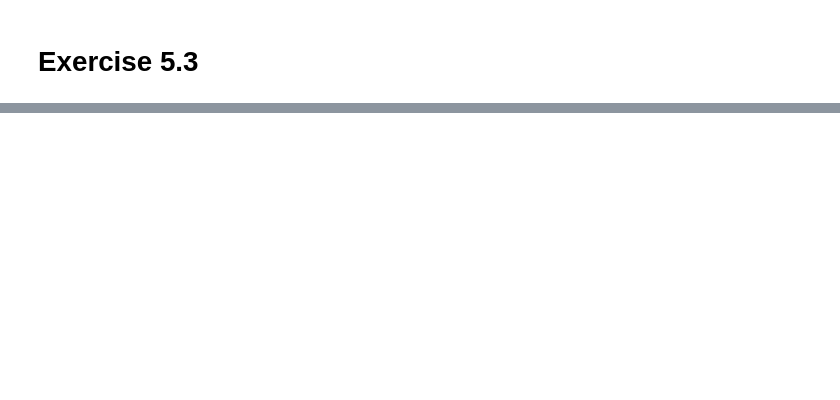
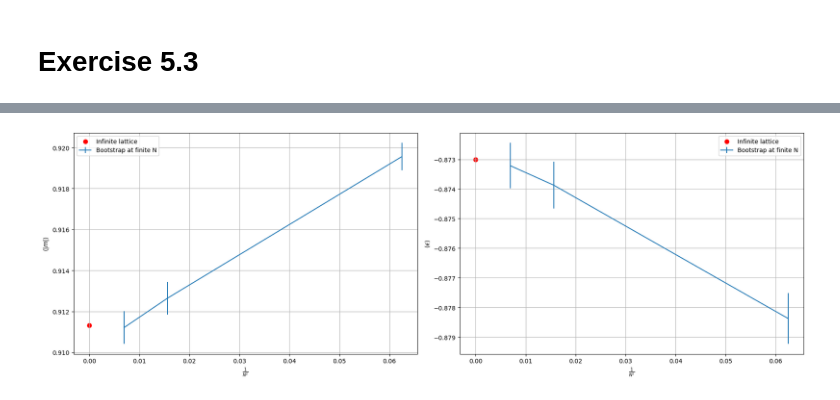
Before and after one commit to mandus24/ComputationalPhysics, a Jupyter notebook: sheet5/sheet5.ipynb, the cells around one changed output, grey strips where cells are left out. Cells and saved outputs as stored; diff of their text form; code cells hidden in the pictures; blank space fills up the shorter version.

```diff
--- a/sheet5/sheet5.ipynb
+++ b/sheet5/sheet5.ipynb
@@ -281,0 +269,36 @@ $m$.
+# %%
+ym = []
+ym_err = []
+yϵ = []
+yϵ_err= []
+for N in Ns:
+    ym.append(np.mean(bootstrap[N][0]))
+    ym_err.append(np.std(bootstrap[N][0]))
+    yϵ.append(np.mean(bootstrap[N][1]))
+    yϵ_err.append(np.std(bootstrap[N][1]))
+
+x = 1/np.array(Ns)**2
+m_inf = 0.9113194
+ϵ_inf = -0.873
+plt.figure(figsize=(18, 6))
+
+plt.subplot(1, 2, 1)
+plt.errorbar(x,ym,ym_err,label="Bootstrap at finite N")
+plt.scatter([0],[m_inf],color="red",label="Infinite lattice",s=50)
+plt.xlabel(r"$\frac{1}{N^2}$")
+plt.ylabel(r"$\langle |m| \rangle $")
+plt.grid()
+plt.legend(loc=2)
+
+plt.subplot(1, 2, 2)
+plt.errorbar(x,yϵ,yϵ_err,label="Bootstrap at finite N")
+plt.scatter([0],[ϵ_inf],color="red",label="Infinite lattice",s=50)
+plt.xlabel(r"$\frac{1}{N^2}$")
+plt.ylabel(r"$\langle ϵ \rangle $")
+plt.grid()
+plt.legend()
+
+plt.tight_layout()
+plt.show()
+# %% [output]
+[figure, added]
```
Also changed, not shown: parts of 21 cells of this notebook, 1 other file.
